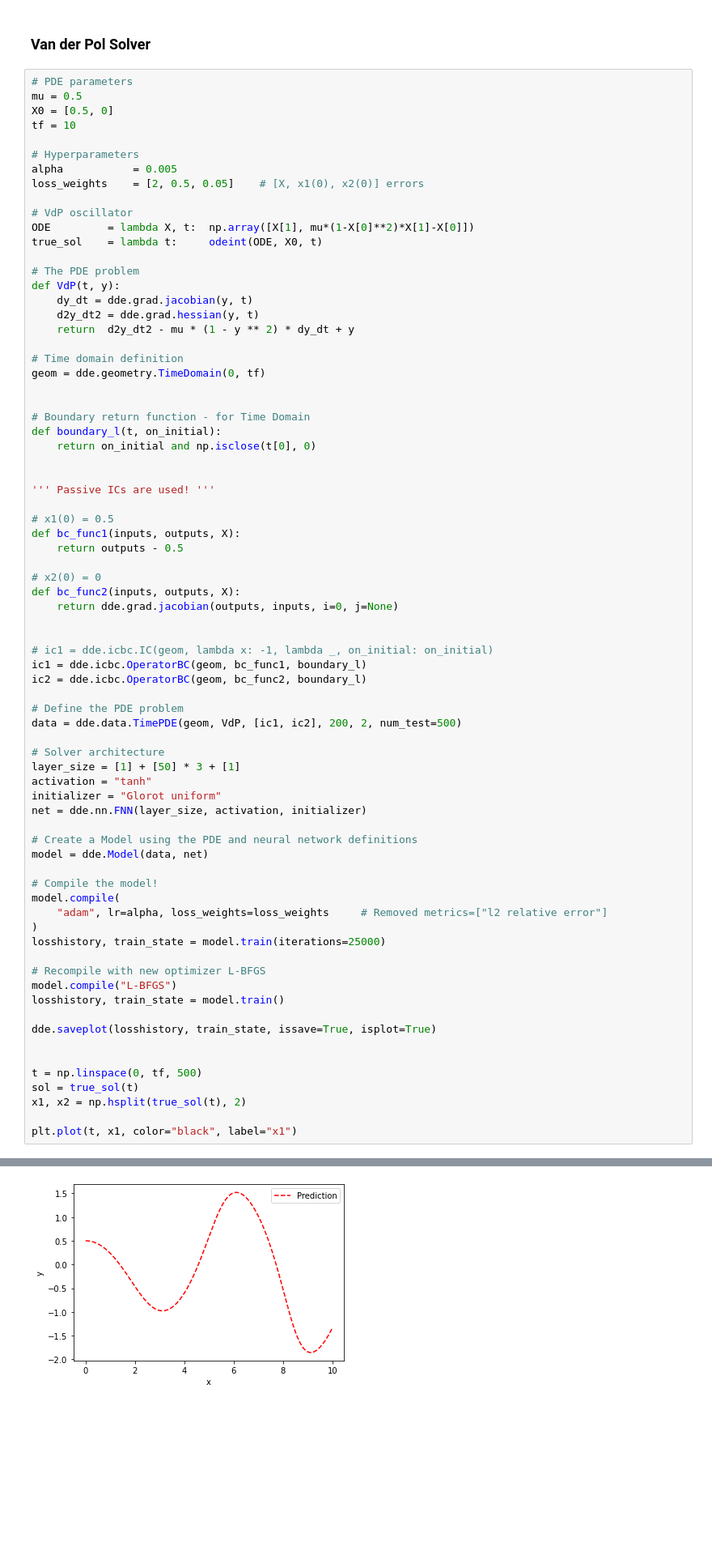
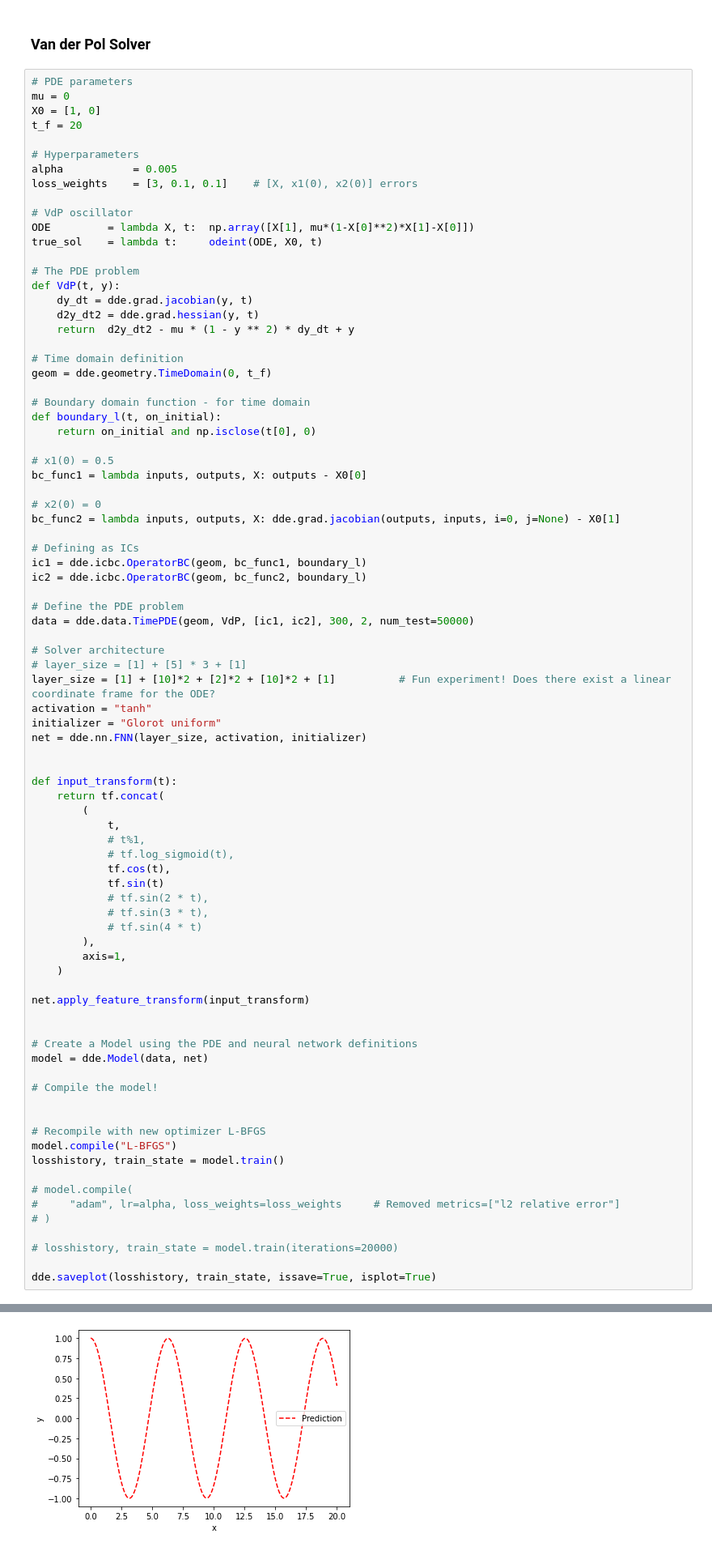
Before and after one commit to raihaan123/UROP-Notes, a Jupyter notebook: src/deepxde.ipynb, the cells around one changed output, grey strips where cells are left out. Shown at 81% size. Saved outputs shown, nothing was run; the diff lists cells and outputs as text; blank space fills up the shorter version.

Commit message:
Lots of experimenting

```diff
--- a/src/deepxde.ipynb
+++ b/src/deepxde.ipynb
@@ -24,13 +24,13 @@ WARNING:tensorflow:From /opt/python/3.10.4/lib/python3.10/site-packages/deepxde/
 ### Van der Pol Solver
 # %%
 # PDE parameters
-mu = 0.5
-X0 = [0.5, 0]
-tf = 10
+mu = 0
+X0 = [1, 0]
+t_f = 20
 
 # Hyperparameters
 alpha           = 0.005
-loss_weights    = [2, 0.5, 0.05]    # [X, x1(0), x2(0)] errors
+loss_weights    = [3, 0.1, 0.1]    # [X, x1(0), x2(0)] errors
 
 # VdP oscillator
 ODE         = lambda X, t:  np.array([X[1], mu*(1-X[0]**2)*X[1]-X[0]])
@@ -43,59 +43,68 @@ def VdP(t, y):
     return  d2y_dt2 - mu * (1 - y ** 2) * dy_dt + y
 
 # Time domain definition
-geom = dde.geometry.TimeDomain(0, tf)
+geom = dde.geometry.TimeDomain(0, t_f)
 
-
-# Boundary return function - for Time Domain
+# Boundary domain function - for time domain
 def boundary_l(t, on_initial):
     return on_initial and np.isclose(t[0], 0)
 
-
-''' Passive ICs are used! '''
-
 # x1(0) = 0.5
-def bc_func1(inputs, outputs, X):
-    return outputs - 0.5
+bc_func1 = lambda inputs, outputs, X: outputs - X0[0]
 
 # x2(0) = 0
-def bc_func2(inputs, outputs, X):
-    return dde.grad.jacobian(outputs, inputs, i=0, j=None)
+bc_func2 = lambda inputs, outputs, X: dde.grad.jacobian(outputs, inputs, i=0, j=None) - X0[1]
 
-
-# ic1 = dde.icbc.IC(geom, lambda x: -1, lambda _, on_initial: on_initial)
+# Defining as ICs
 ic1 = dde.icbc.OperatorBC(geom, bc_func1, boundary_l)
 ic2 = dde.icbc.OperatorBC(geom, bc_func2, boundary_l)
 
 # Define the PDE problem
-data = dde.data.TimePDE(geom, VdP, [ic1, ic2], 200, 2, num_test=500)
+data = dde.data.TimePDE(geom, VdP, [ic1, ic2], 300, 2, num_test=50000)
 
 # Solver architecture
-layer_size = [1] + [50] * 3 + [1]
+# layer_size = [1] + [5] * 3 + [1]
+layer_size = [1] + [10]*2 + [2]*2 + [10]*2 + [1]          # Fun experiment! Does there exist a linear coordinate frame for the ODE?
 activation = "tanh"
 initializer = "Glorot uniform"
 net = dde.nn.FNN(layer_size, activation, initializer)
+
+
+def input_transform(t):
+    return tf.concat(
+        (
+            t,
+            # t%1,
+            # tf.log_sigmoid(t),
+            tf.cos(t),
+            tf.sin(t)
+            # tf.sin(2 * t),
+            # tf.sin(3 * t),
+            # tf.sin(4 * t)
+        ),
+        axis=1,
+    )
+
+net.apply_feature_transform(input_transform)
+
 
 # Create a Model using the PDE and neural network definitions
 model = dde.Model(data, net)
 
 # Compile the model!
-model.compile(
-    "adam", lr=alpha, loss_weights=loss_weights     # Removed metrics=["l2 relative error"]
-)
-losshistory, train_state = model.train(iterations=25000)
+
 
 # Recompile with new optimizer L-BFGS
 model.compile("L-BFGS")
 losshistory, train_state = model.train()
 
+# model.compile(
+#     "adam", lr=alpha, loss_weights=loss_weights     # Removed metrics=["l2 relative error"]
+# )
+
+# losshistory, train_state = model.train(iterations=20000)
+
 dde.saveplot(losshistory, train_state, issave=True, isplot=True)
-
-
-t = np.linspace(0, tf, 500)
-sol = true_sol(t)
-x1, x2 = np.hsplit(true_sol(t), 2)
-
-plt.plot(t, x1, color="black", label="x1")
 # %% [output]
 Compiling model...
 Building feed-forward neural network...
@@ -118 +127 @@ Saving test data to /workspaces/UROP-Notes/src/test.dat ...
-[figure, old version]
+[figure, new version]
```
Also changed, not shown: parts of 3 cells of this notebook, 3 other files.
